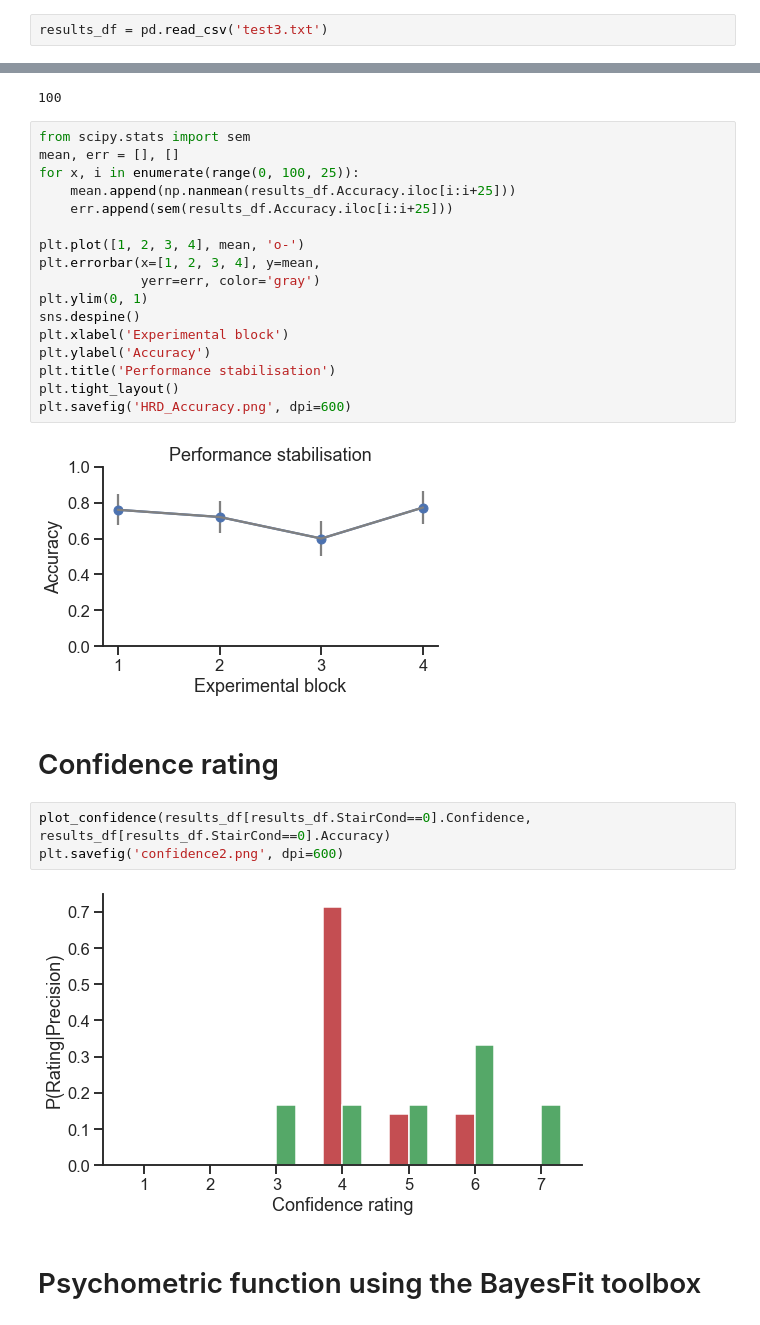
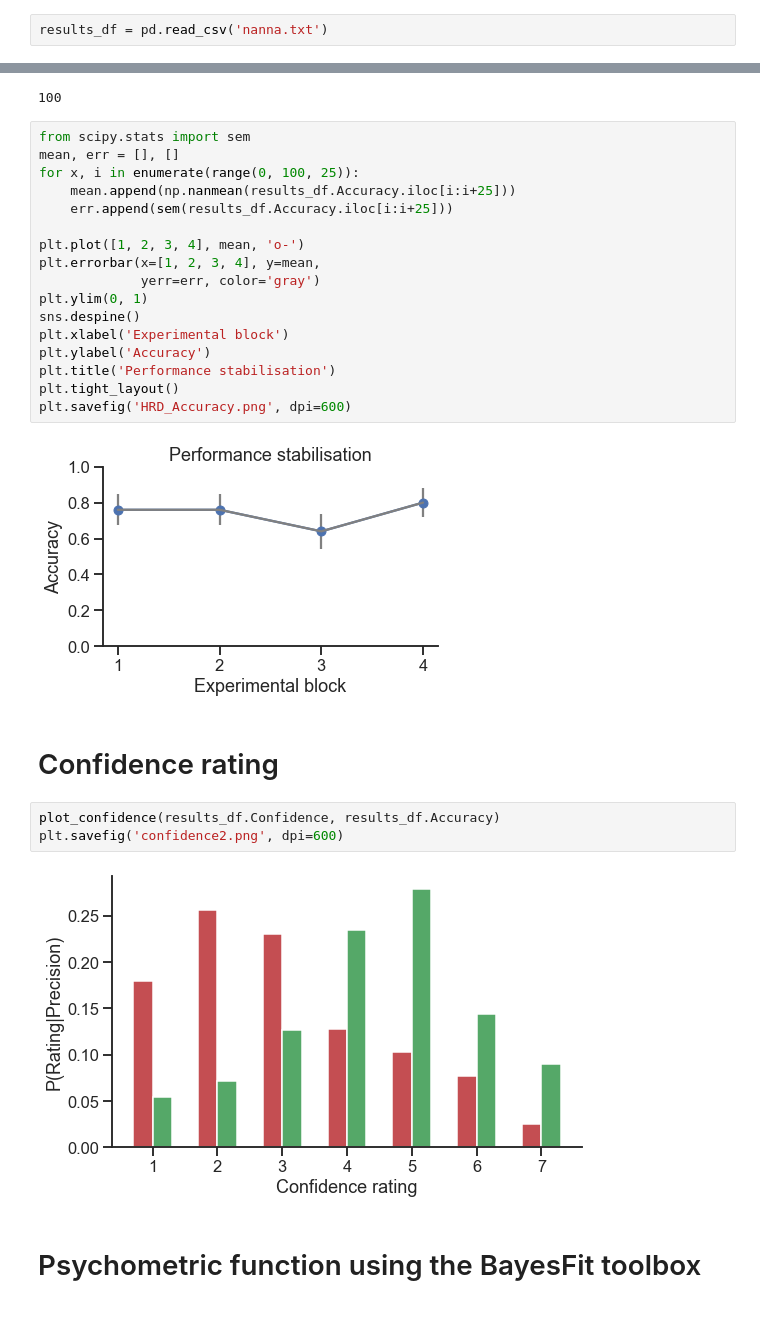
Before and after one commit to embodied-computation-group/Cardioception, a Jupyter notebook: cardioception/Analyses/Analyses.ipynb, the cells around one changed output, grey strips where cells are left out. Saved outputs shown, nothing was run; the diff lists cells and outputs as text.

```diff
--- a/cardioception/Analyses/Analyses.ipynb
+++ b/cardioception/Analyses/Analyses.ipynb
@@ -13,7 +13,7 @@ no display found. Using non-interactive Agg backend
 # %% [markdown]
 **Import data**
 # %%
-results_df = pd.read_csv('test3.txt')
+results_df = pd.read_csv('nanna.txt')
 # %% [markdown]
 # Plot convergence
 # %%
@@ -104,14 +100,14 @@ plt.title('Performance stabilisation')
 plt.tight_layout()
 plt.savefig('HRD_Accuracy.png', dpi=600)
 # %% [output]
-[figure, old version]
+[figure, new version]
 # %% [markdown]
 # Confidence rating
 # %%
-plot_confidence(results_df[results_df.StairCond==0].Confidence, results_df[results_df.StairCond==0].Accuracy)
+plot_confidence(results_df.Confidence, results_df.Accuracy)
 plt.savefig('confidence2.png', dpi=600)
 # %% [output]
-[figure, old version]
+[figure, new version]
 # %% [markdown]
 # Psychometric function using the BayesFit toolbox
 # %% [markdown]
```
Also changed, not shown: parts of 9 cells of this notebook, 19 other files.
